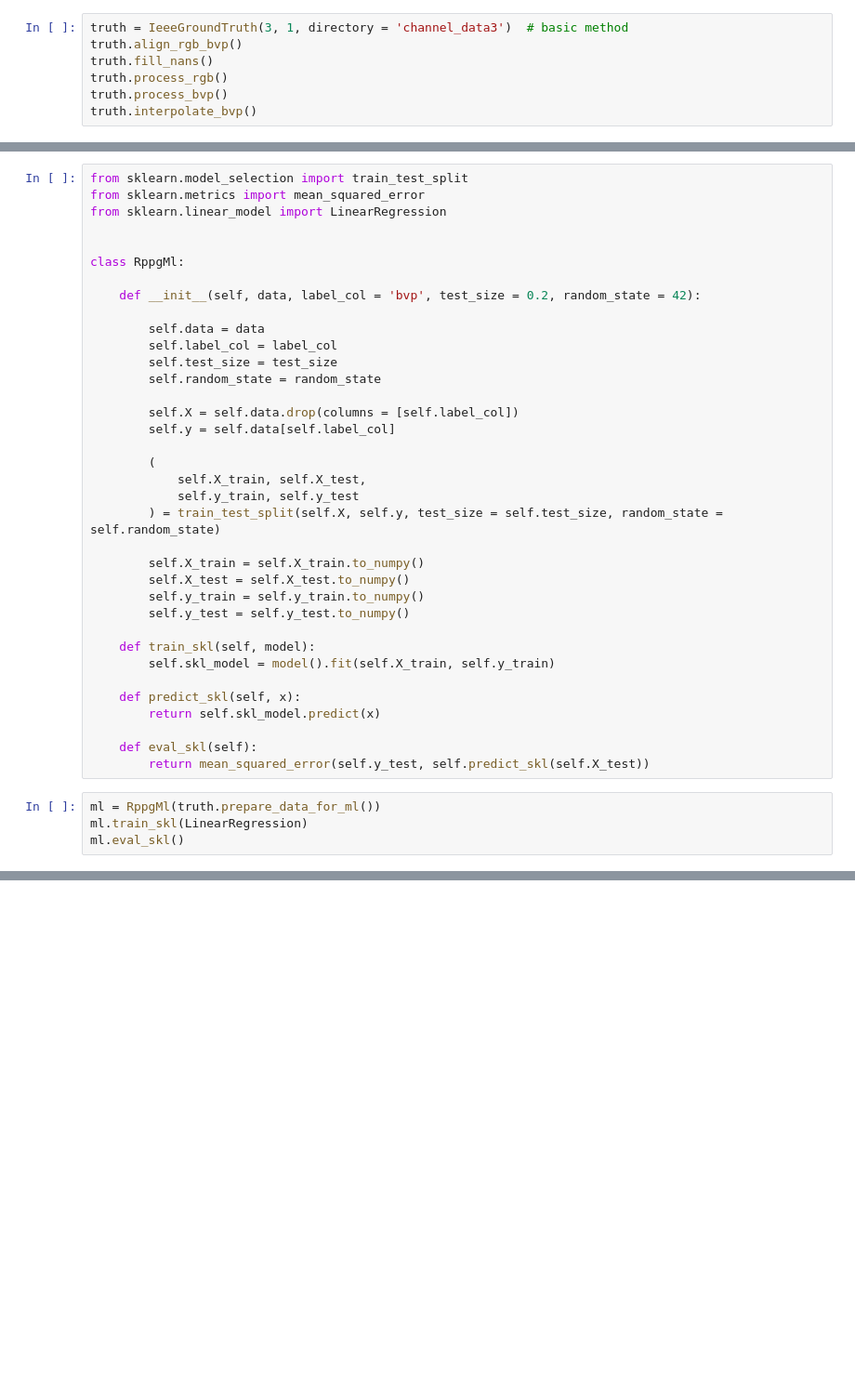
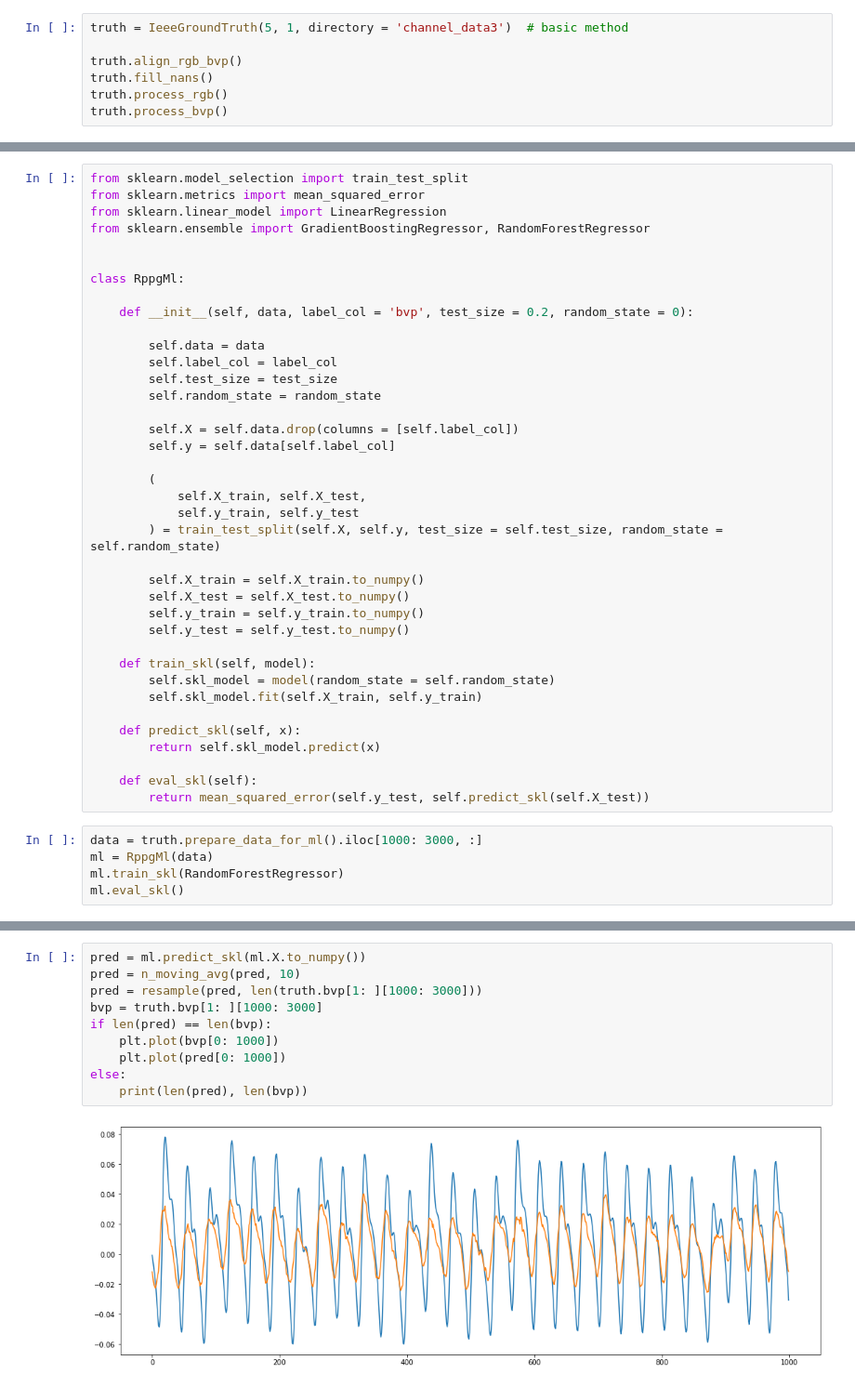
Before and after one commit to arnavpon/pydroid, a Jupyter notebook: example/android/app/src/main/python/pipeline-dev/pipeline-v1/ml.v1.ipynb, the cells around one changed output, grey strips where cells are left out. Shown at 93% size. Cells and saved outputs as stored; diff of their text form; blank space fills up the shorter version.

```diff
--- a/example/android/app/src/main/python/pipeline-dev/pipeline-v1/ml.v1.ipynb
+++ b/example/android/app/src/main/python/pipeline-dev/pipeline-v1/ml.v1.ipynb
@@ -13,9 +16,9 @@ from truth import IeeeGroundTruth
 %matplotlib inline
 plt.rcParams['figure.figsize'] = [18, 6]
 # %%
-truth = IeeeGroundTruth(3, 1, directory = 'channel_data3')  # basic method
+truth = IeeeGroundTruth(5, 1, directory = 'channel_data3')  # basic method
+
 truth.align_rgb_bvp()
 truth.fill_nans()
 truth.process_rgb()
 truth.process_bvp()
-truth.interpolate_bvp()
@@ -39,11 +26,12 @@ truth.prepare_data_for_ml()
 from sklearn.model_selection import train_test_split
 from sklearn.metrics import mean_squared_error
 from sklearn.linear_model import LinearRegression
+from sklearn.ensemble import GradientBoostingRegressor, RandomForestRegressor
 
 
 class RppgMl:
 
-    def __init__(self, data, label_col = 'bvp', test_size = 0.2, random_state = 42):
+    def __init__(self, data, label_col = 'bvp', test_size = 0.2, random_state = 0):
 
         self.data = data
         self.label_col = label_col
@@ -64,7 +52,8 @@ class RppgMl:
         self.y_test = self.y_test.to_numpy()
 
     def train_skl(self, model):
-        self.skl_model = model().fit(self.X_train, self.y_train)
+        self.skl_model = model(random_state = self.random_state)
+        self.skl_model.fit(self.X_train, self.y_train)
 
     def predict_skl(self, x):
         return self.skl_model.predict(x)
@@ -72,7 +61,8 @@ class RppgMl:
     def eval_skl(self):
         return mean_squared_error(self.y_test, self.predict_skl(self.X_test))
 # %%
-ml = RppgMl(truth.prepare_data_for_ml())
-ml.train_skl(LinearRegression)
+data = truth.prepare_data_for_ml().iloc[1000: 3000, :]
+ml = RppgMl(data)
+ml.train_skl(RandomForestRegressor)
 ml.eval_skl()
 # %% [output]
@@ -87,0 +70,12 @@ plt.plot(truth.bvp_interp)
+# %%
+pred = ml.predict_skl(ml.X.to_numpy())
+pred = n_moving_avg(pred, 10)
+pred = resample(pred, len(truth.bvp[1: ][1000: 3000]))
+bvp = truth.bvp[1: ][1000: 3000]
+if len(pred) == len(bvp):
+    plt.plot(bvp[0: 1000])
+    plt.plot(pred[0: 1000])
+else:
+    print(len(pred), len(bvp))
+# %% [output]
+[figure, added]
```
Also changed, not shown: parts of 4 cells of this notebook, 1 other file.
